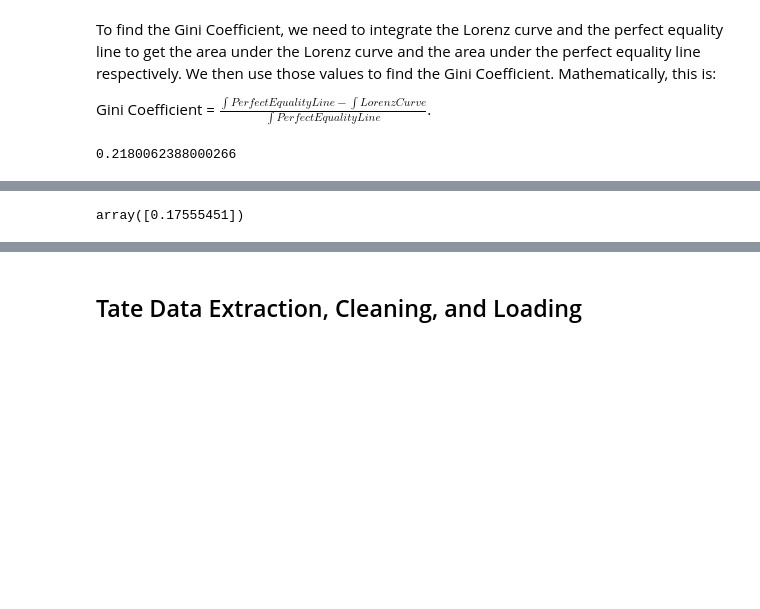
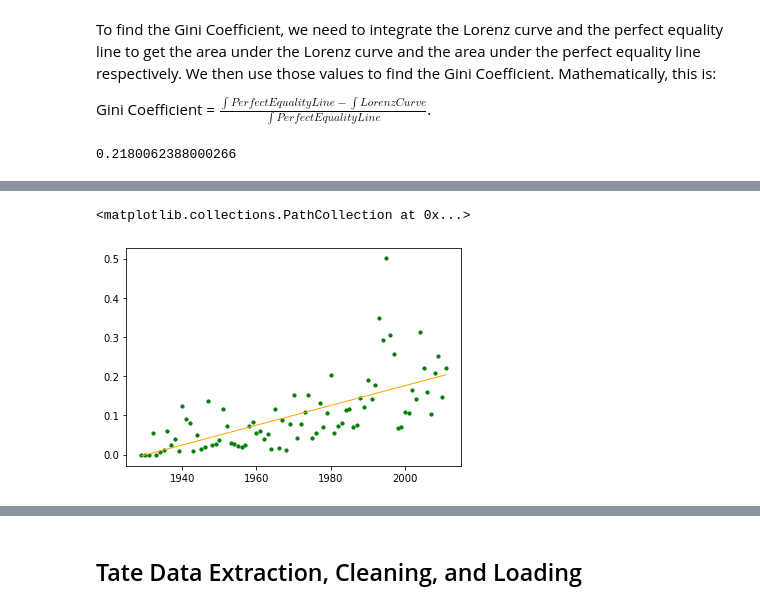
Before and after one commit to emily-oconnell/diversity-in-art-museums, a Jupyter notebook: n.ipynb, the cells around one changed output, grey strips where cells are left out. Cells and saved outputs as stored; diff of their text form; code cells hidden in the pictures; blank space fills up the shorter version.

```diff
--- a/n.ipynb
+++ b/n.ipynb
@@ -668,12 +679,10 @@ This means there is 21.8 percent concentration of works by female artists in the
 # %%
-female_by_year["Acquisition Date"]
 acquisitons_per_year = moma.groupby(['Acquisition Year']).count()
-acquisitons_per_year["Acquisition Date"].astype(int)
-female_proportion_by_year = female_by_year["Acquisition Date"] / acquisitons_per_year["Acquisition Date"].astype(int)
-female_proportion_by_year = female_proportion_by_year.rename("percent_female",inplace=True).to_frame()
+female_proportion_by_year = female_by_year["Acquisition Date"] / acquisitons_per_year["Acquisition Date"]
 
 
-female_proportion_by_year = female_proportion_by_year.reset_index().dropna()
-female_proportion_by_year
+pre_2012 = acquisitons_per_year[acquisitons_per_year["Acquisition Date"] < 2012]
+female_pre_2012 = female_by_year["Acquisition Date"] / pre_2012["Acquisition Date"].fillna(0)
+female_pre_2012 = female_pre_2012.rename("percent_female",inplace=True).to_frame().fillna(0)
 
-female_proportion_pre_2014 = female_proportion_by_year[female_proportion_by_year["Acquisition Year"] < 2014]
+female_proportion_by_year.to_frame()
@@ -679,0 +704,6 @@ female_proportion_pre_2014 = female_proportion_by_year[female_proportion_by_year
+# %%
+acquisitons_per_year = moma.groupby(['Acquisition Year'])["Artwork ID"].count().to_frame().reset_index()
+acquisitons_per_year
+pre_2012 = acquisitons_per_year[acquisitons_per_year["Acquisition Year"] < 2012]
+pre_2012 = pd.merge(pre_2012, female_proportion_by_year, on="Acquisition Year")
+pre_2012
@@ -680,34 +724,56 @@ female_proportion_pre_2014 = female_proportion_by_year[female_proportion_by_year
 # %%
-from sklearn.neighbors import KNeighborsRegressor
-from sklearn.feature_extraction import DictVectorizer
-from sklearn.preprocessing import StandardScaler
+import matplotlib.pyplot as plt
+from scipy import stats
 
 # Define the features.
 features = ["Acquisition Year"]
 
 # Define the training data.
 # Represent the features as a list of dicts.
-X_train_dict = female_proportion_pre_2014[features].to_dict(orient="records")
+X_train_dict = pre_2012[features].to_dict(orient="records")
 X_new_dict = [{
-    "Acquisition Year": 2014
+    "Acquisition Year": 2013
 }]
-y_train = female_proportion_pre_2014["percent_female"]
+y_train = pre_2012["percent_female"]
 
 # Dummy encoding
 vec = DictVectorizer(sparse=False)
 vec.fit(X_train_dict)
 X_train = vec.transform(X_train_dict)
 X_new = vec.transform(X_new_dict)
 
 # Standardization
 scaler = StandardScaler()
 scaler.fit(X_train)
 X_train_sc = scaler.transform(X_train)
 X_new_sc = scaler.transform(X_new)
 
-# K-Nearest Neighbors Model
-model = KNeighborsRegressor(n_neighbors=9)
-model.fit(X_train_sc, y_train)
-model.predict(X_new_sc)
+
+
+
+
+
+
+
+
+
+from scipy.stats import linregress
+import numpy as np
+import matplotlib.pyplot as plt
+
+value = np.array(pre_2012["percent_female"])
+year = np.array(pre_2012["Acquisition Year"])
+
+y = pd.Series(value)
+x = pd.Series(year)
+
+slope, intercept, r_value, p_value, std_err = linregress(x, y)
+
+line = [slope*xi + intercept for xi in x]
+
+plt.plot(x, line, color = 'orange', label="Fitting Line", linewidth=1)
+plt.scatter(x, y, s = 5, marker = 'o', label="Sample Point", color = 'dodgerblue')
+#plt.show()
 # %% [output]
-array([0.17555451])
+<matplotlib.collections.PathCollection at 0x...>
+[figure, added]
```
Also changed, not shown: parts of 33 cells of this notebook.
